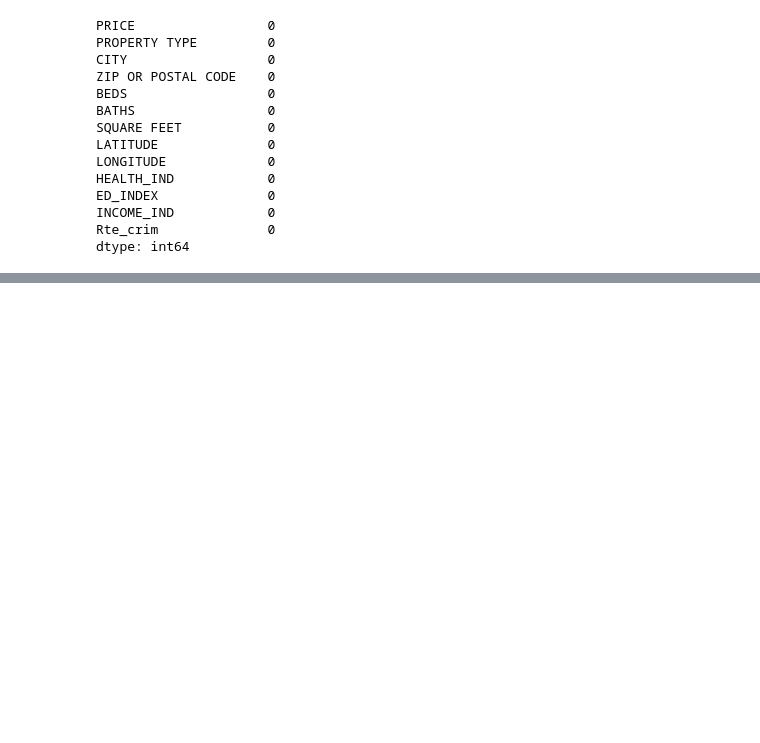
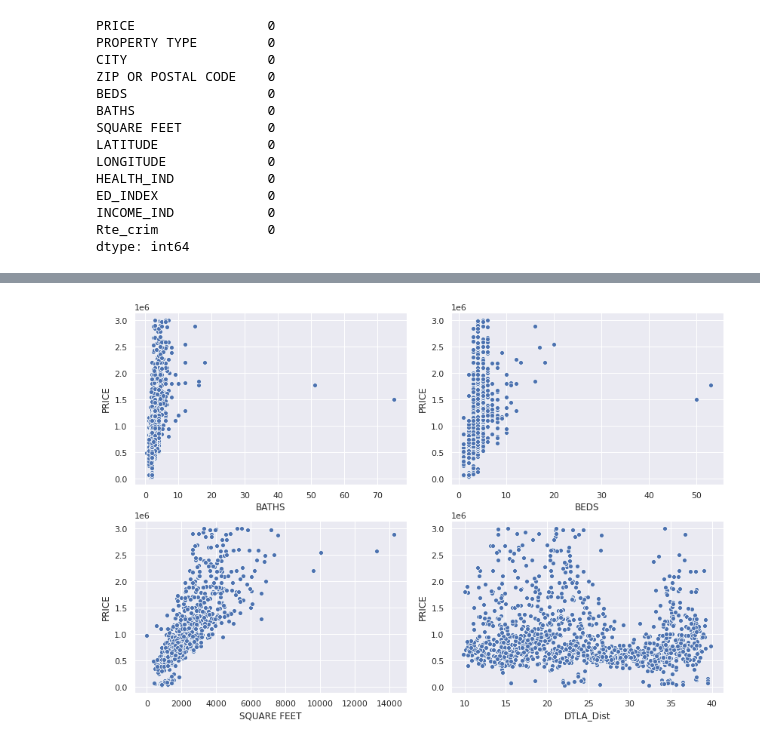
Before and after one commit to Christopher-Liu/Irvine-Property-Value-Analysis, a Jupyter notebook: analysis_la.ipynb, the cells around one changed output, grey strips where cells are left out. Saved outputs shown, nothing was run; the diff lists cells and outputs as text; code cells hidden in the pictures; blank space fills up the shorter version.

```diff
--- a/analysis_la.ipynb
+++ b/analysis_la.ipynb
@@ -474,0 +552,10 @@ df_full_merged.head()
+# %%
+fig, ax = plt.subplots(2, 2, figsize=(12, 8))
+fig.tight_layout(pad=2.0)
+
+sns.scatterplot(x='BATHS', y='PRICE', data=df_full_merged, ax = ax[0][0])
+sns.scatterplot(x='BEDS', y='PRICE', data=df_full_merged, ax = ax[0][1])
+sns.scatterplot(x='SQUARE FEET', y='PRICE', data=df_full_merged, ax = ax[1][0])
+sns.scatterplot(x='DTLA_Dist', y='PRICE', data=df_full_merged, ax = ax[1][1]);
+# %% [output]
+[figure, added]
```
Also changed, not shown: parts of 18 cells of this notebook.
